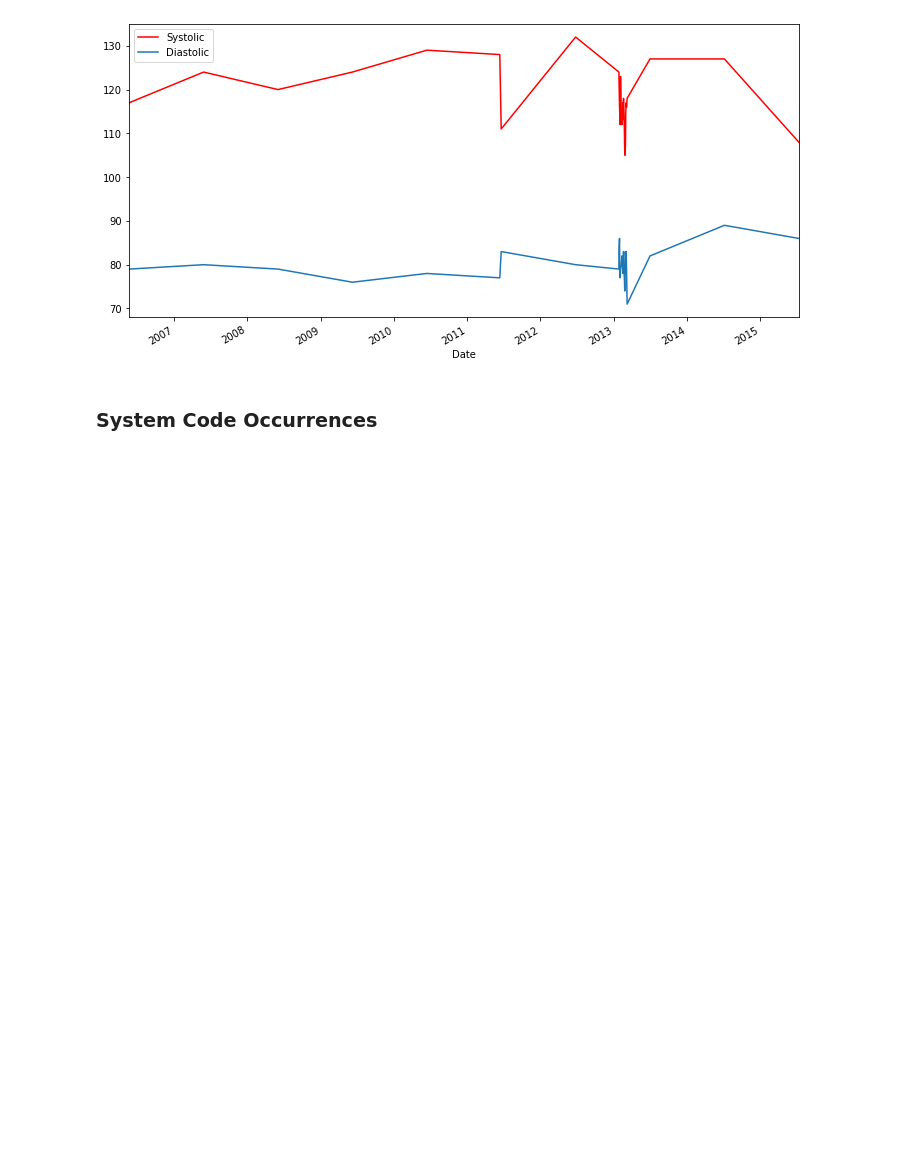
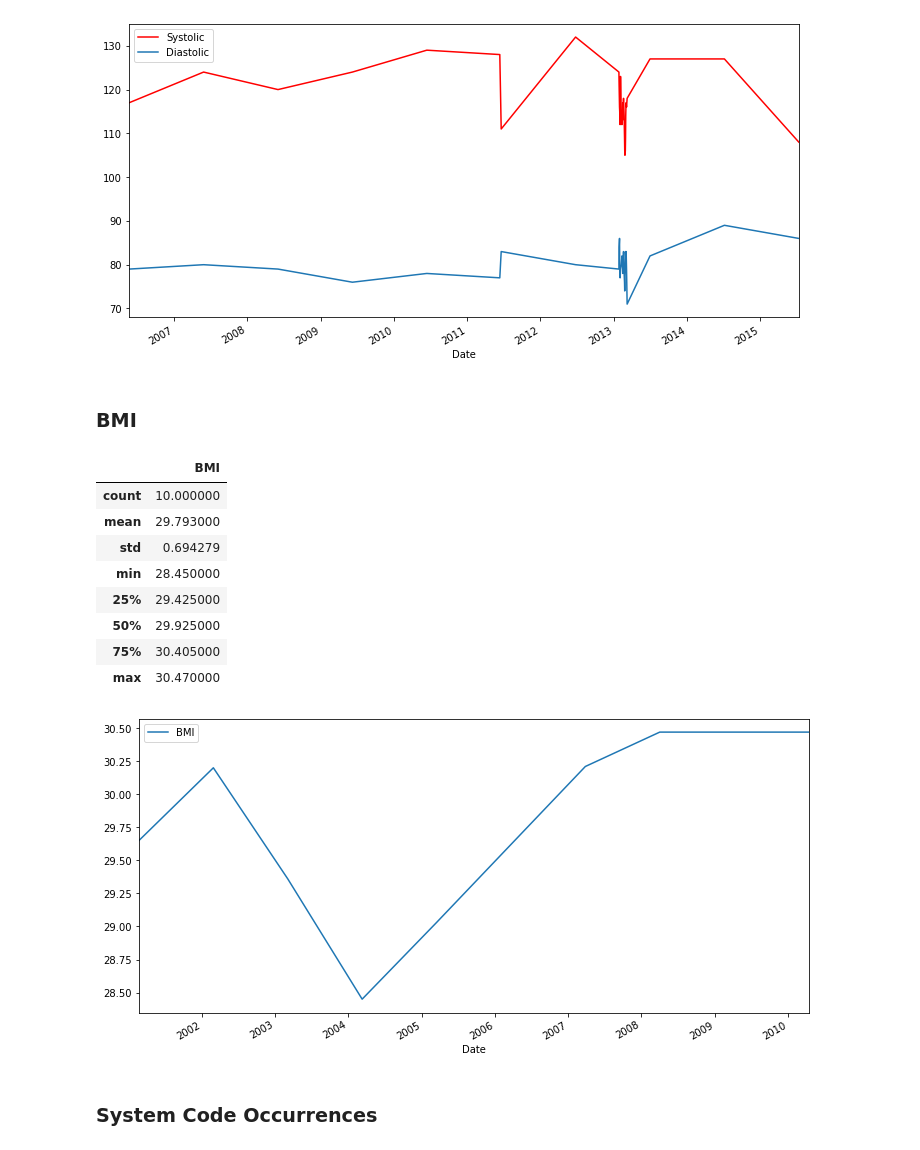
Before and after one commit to anthem-ai/ucsc-engineering-2020, a Jupyter notebook: CassidyNorfleet/notebooks/congestive_heart_failure.ipynb, the cells around one changed output. Cells and saved outputs as stored; diff of their text form; code cells hidden in the pictures; blank space fills up the shorter version.

```diff
--- a/CassidyNorfleet/notebooks/congestive_heart_failure.ipynb
+++ b/CassidyNorfleet/notebooks/congestive_heart_failure.ipynb
@@ -30,7 +32,7 @@ for file in glob.glob('../data/fhir/*'):
 # Init
 CONST_BLOOD_PRESSURE_CODE = '85354-9'
 
-effective_date = []
+blood_pressure_date = []
 diastolic_val = []
 systolic_val = []
 
@@ -42,16 +44,16 @@ for i in range(raw_data[0]['entry'].count()):
         if code == CONST_BLOOD_PRESSURE_CODE:
             diastolic_val.append(raw_data[0]['entry'][i]['resource']['component'][0]['valueQuantity']['value'])
             systolic_val.append(raw_data[0]['entry'][i]['resource']['component'][1]['valueQuantity']['value'])
-            effective_date.append(raw_data[0]['entry'][i]['resource']['effectiveDateTime'])
+            blood_pressure_date.append(raw_data[0]['entry'][i]['resource']['effectiveDateTime'])
 
 # Construct DataFrame
-df = pd.DataFrame({'Date' : effective_date, 'Systolic' : systolic_val, 'Diastolic' : diastolic_val})
-df['Date'] = pd.to_datetime(df['Date'])
+df_bp = pd.DataFrame({'Date' : blood_pressure_date, 'Systolic' : systolic_val, 'Diastolic' : diastolic_val})
+df_bp['Date'] = pd.to_datetime(df_bp['Date'])
 
 # Display
-df.plot(x='Date', y='Systolic', color='red', ax=plt.gca())
-df.plot(x='Date', y='Diastolic', ax=plt.gca())
-df.describe()
+df_bp.plot(x='Date', y='Systolic', color='red', ax=plt.gca())
+df_bp.plot(x='Date', y='Diastolic', ax=plt.gca())
+df_bp.describe()
 # %% [output]
 |  | Systolic | Diastolic |
 | count | 37.000000 | 37.000000 |
@@ -63,6 +65,44 @@ df.describe()
 | 75% | 121.000000 | 82.000000 |
 | max | 132.000000 | 89.000000 |
 [figure]
+# %% [markdown]
+<a id="bmi"></a>
+
+### BMI
+# %%
+# Init
+CONST_BMI_CODE = '39156-5'
+
+bmi_val = []
+bmi_date = []
+
+# Extract info
+for i in range(raw_data[2]['entry'].count()):
+    resource_type = raw_data[2]['entry'][i]['resource']['resourceType']
+    if resource_type == "Observation":
+        code = raw_data[2]['entry'][i]['resource']['code']['coding'][0]['code']
+        if code == CONST_BMI_CODE:
+            bmi_val.append(raw_data[2]['entry'][i]['resource']['valueQuantity']['value'])
+            bmi_date.append(raw_data[2]['entry'][i]['resource']['effectiveDateTime'])
+
+# Construct DataFrame
+df_bmi = pd.DataFrame({'Date' : bmi_date, 'BMI' : bmi_val})
+df_bmi['Date'] = pd.to_datetime(df_bmi['Date'])
+
+# Display
+df_bmi.plot(x='Date', y='BMI', ax=plt.gca())
+df_bmi.describe()
+# %% [output]
+|  | BMI |
+| count | 10.000000 |
+| mean | 29.793000 |
+| std | 0.694279 |
+| min | 28.450000 |
+| 25% | 29.425000 |
+| 50% | 29.925000 |
+| 75% | 30.405000 |
+| max | 30.470000 |
+[figure, added]
 # %% [markdown]
 <a id="systemcodes"></a>
 
```
Also changed, not shown: parts of 3 cells of this notebook.
